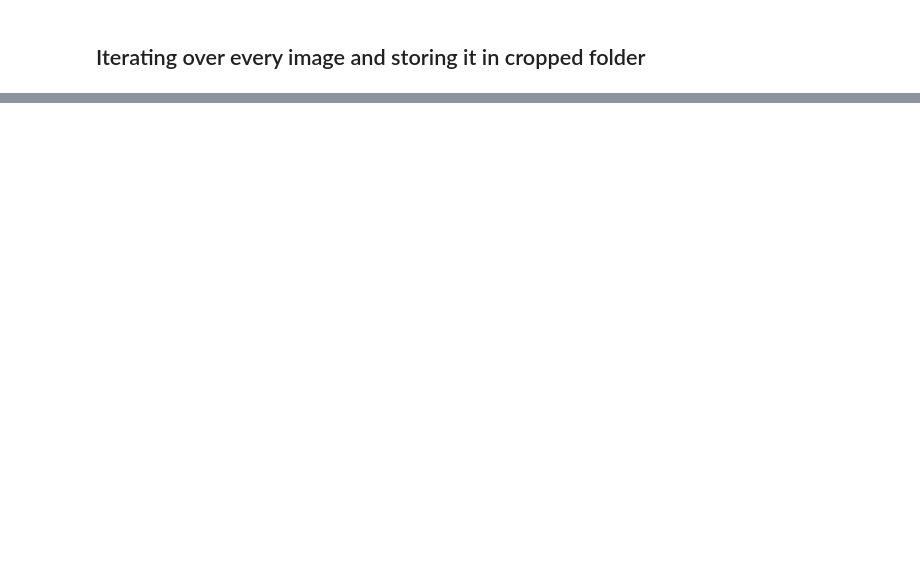
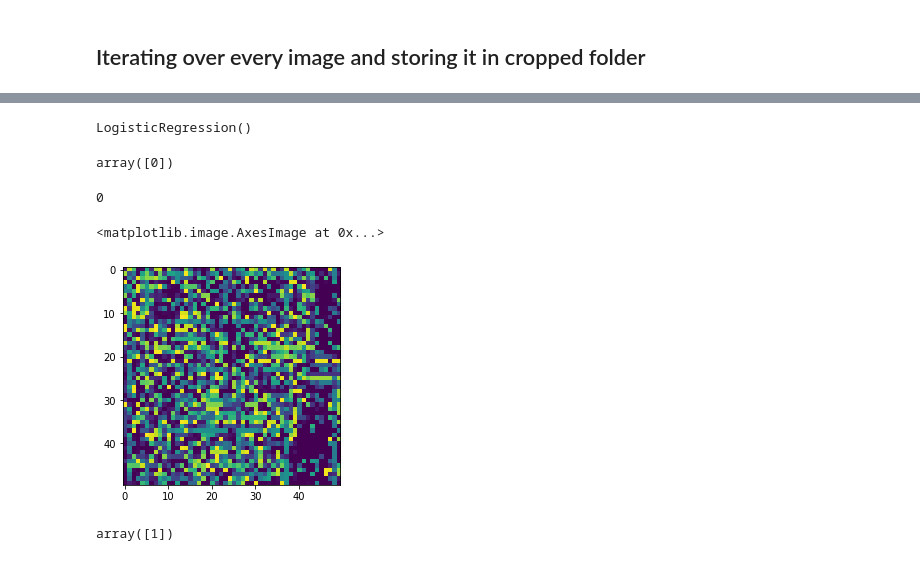
Before and after one commit to ARYAN-PRAKASH/Face-Rognition-ML, a Jupyter notebook: Face recognistion.ipynb, the cells around one changed output, grey strips where cells are left out. Cells and saved outputs as stored; diff of their text form; code cells hidden in the pictures; blank space fills up the shorter version.

Commit message:
made the model

```diff
--- a/Face recognistion.ipynb
+++ b/Face recognistion.ipynb
@@ -133,0 +118,14 @@ a
+# %%
+X=[]
+y=[]
+
+celeb_num={"lionel_messi":0,"cristiano_ronaldo":1,"neymar_jr":2}
+# %%
+for celeb,images in celeb_crop_dict.items():
+#     print("Extracting " , celeb)
+    for img in images:
+        img_w2d=w2d(cv.imread(img))
+        img_w2d=cv.resize(img_w2d,(50,50))
+        img_w2d=img_w2d.ravel()
+        X.append(img_w2d)
+        y.append(celeb_num[celeb])
@@ -133,0 +152,8 @@ a
+# %%
+# Function to convert image to w2d and return an array
+
+def con_img(path):
+    img=get_cropped_image_if_2_eyes(path)
+    img_w2d=w2d(img)
+    img_w2d=cv.resize(img_w2d,(50,50))
+    return img_w2d.ravel()
@@ -133,0 +175,26 @@ a
+# %%
+from sklearn.linear_model import LogisticRegression
+
+clf=LogisticRegression()
+clf.fit(X_train,y_train)
+# %% [output]
+LogisticRegression()
+# %%
+clf.predict([X_test[0]])
+# %% [output]
+array([0])
+# %%
+y_test[0]
+# %% [output]
+0
+# %%
+cr7=con_img("test/cr71.jpg")
+# %%
+plt.imshow(cr7.reshape(50,50))
+# %% [output]
+<matplotlib.image.AxesImage at 0x...>
+[figure, added]
+# %%
+clf.predict([cr7])
+# %% [output]
+array([1])
```
Also changed, not shown: parts of 12 cells of this notebook, 48 other files.
